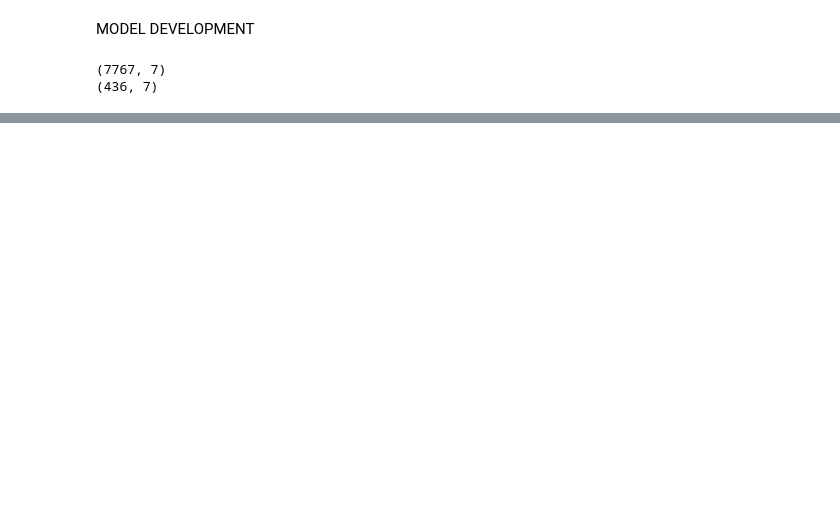
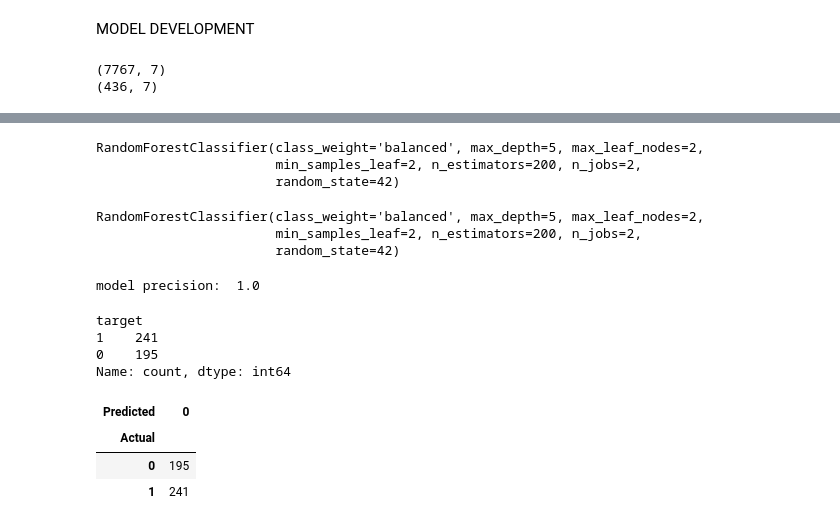
Before and after one commit to KizMan-23/time_series-analysis, a Jupyter notebook: sp500_index.ipynb, the cells around one changed output, grey strips where cells are left out. Drawn from its saved outputs; the diff is of its cells as text; code cells hidden in the pictures; blank space fills up the shorter version.

Commit message:
model improvement

```diff
--- a/sp500_index.ipynb
+++ b/sp500_index.ipynb
@@ -165,7 +175,7 @@ model_params = {
     },
 
     "rfc" :{
-        "model" : RandomForestClassifier(random_state=42, n_jobs=2),
+        "model" : RandomForestClassifier(random_state=42, n_jobs=2, class_weight='balanced'),
         "params" : {
             "n_estimators" : [50, 100, 200, 300],
             "max_depth": [5,10,15,20],
@@ -192,2 +218,35 @@ scores
 # %%
 clf.best_estimator_
+# %% [output]
+RandomForestClassifier(class_weight='balanced', max_depth=5, max_leaf_nodes=2,
+                       min_samples_leaf=2, n_estimators=200, n_jobs=2,
+                       random_state=42)
+# %%
+model = clf.best_estimator_
+
+model.fit(train[predictors], train['target'])
+# %% [output]
+RandomForestClassifier(class_weight='balanced', max_depth=5, max_leaf_nodes=2,
+                       min_samples_leaf=2, n_estimators=200, n_jobs=2,
+                       random_state=42)
+# %%
+y_preds = model.predict(test[predictors])
+y_preds = pd.Series(y_preds, index=test.index)
+
+print(f'model precision: ', precision_score(test['target'], y_preds, zero_division=1))
+# %% [output]
+model precision:  1.0
+# %%
+test['target'].value_counts()
+# %% [output]
+target
+1    241
+0    195
+Name: count, dtype: int64
+# %%
+pd.crosstab(test['target'], y_preds, rownames = ['Actual'], colnames=['Predicted'])
+# %% [output]
+| Predicted | 0 |
+| Actual |  |
+| 0 | 195 |
+| 1 | 241 |
```
Also changed, not shown: parts of 4 cells of this notebook.
